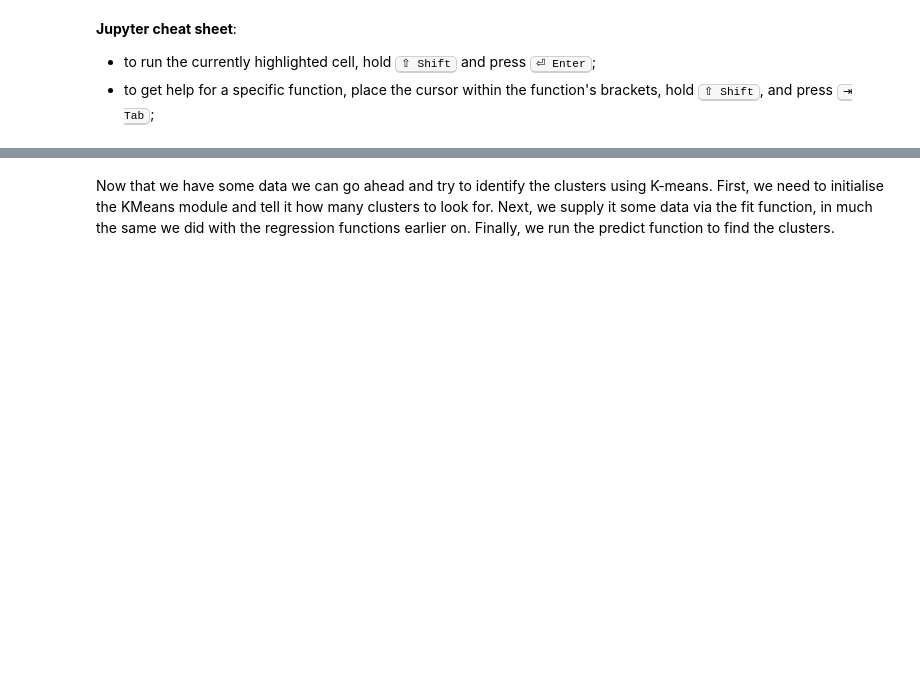
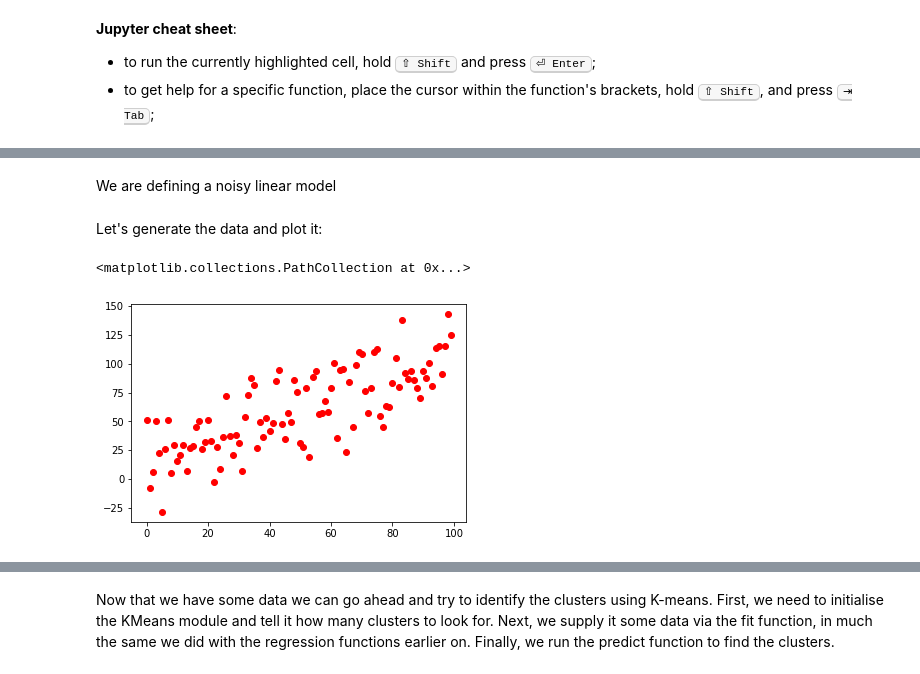
Before and after one commit to MDAnalysis/WorkshopMDMLEdinburgh2022, a Jupyter notebook: ML/ML_DR_02.ipynb, the cells around one changed output, grey strips where cells are left out. Saved outputs shown, nothing was run; the diff lists cells and outputs as text; code cells hidden in the pictures; blank space fills up the shorter version.

```diff
--- a/ML/ML_DR_02.ipynb
+++ b/ML/ML_DR_02.ipynb
@@ -46,0 +112,17 @@ Now let’s create some random blobs using the make_blobs function. The n_sample
+# %% [markdown]
+We are defining a noisy linear model
+# %%
+# return noisy linear model
+def f(x, a, b, sigma):
+    return a*x + b + np.random.normal(0, sigma, len(x))
+# %% [markdown]
+Let's generate the data and plot it:
+# %%
+x = np.arange(100)
+y = f(x, 1, 10, 25)
+data = np.array([x, y]).T
+# %%
+plt.scatter(x, y, c="red")
+# %% [output]
+<matplotlib.collections.PathCollection at 0x...>
+[figure, added]
```
Also changed, not shown: parts of 24 cells of this notebook.
